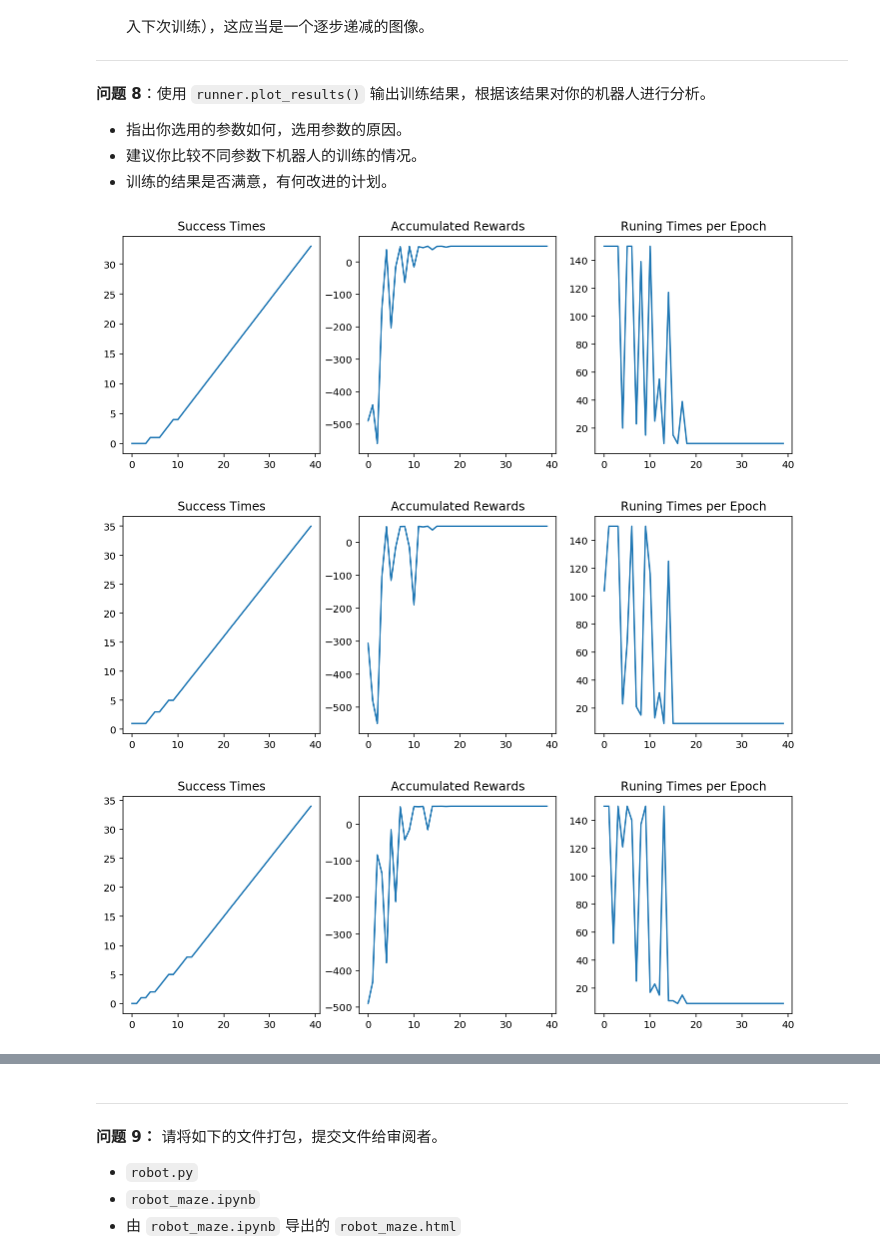
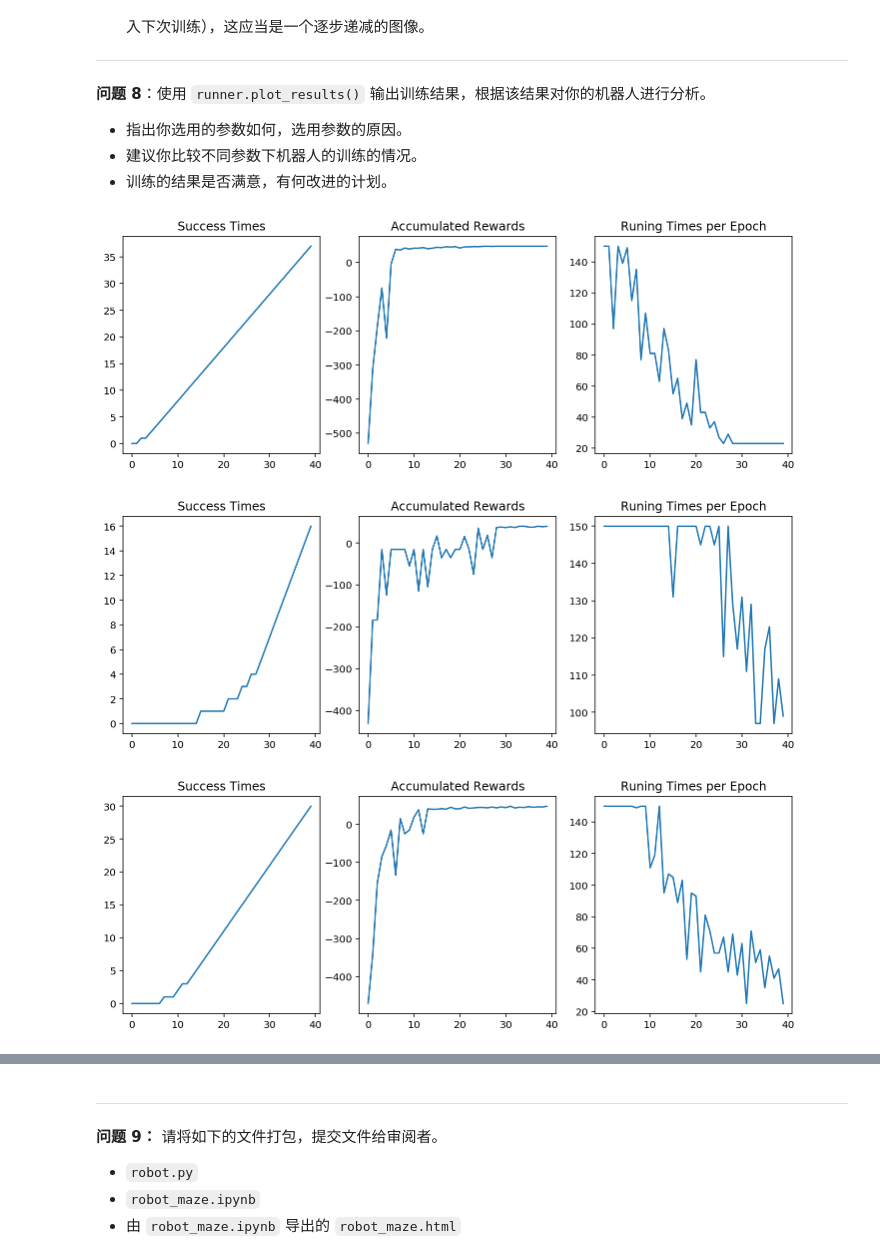
Before and after one commit to guomxin/cvnd-reinforcement-learning, a Jupyter notebook: robot_maze.ipynb, the cells around one changed output, grey strips where cells are left out. Cells and saved outputs as stored; diff of their text form; code cells hidden in the pictures.

```diff
--- a/robot_maze.ipynb
+++ b/robot_maze.ipynb
@@ -254,7 +254,7 @@ alpha = 0.5
 gamma = 0.9
 
 maze_size = (10,10)
-trap_number = 4
+trap_number = 6
 # %%
 from Runner import Runner
 
@@ -284,21 +284,21 @@ runner.run_training(epoch, display_direction=True)
 # %%
 runner.plot_results()
 # %% [output]
-[figure, old version]
+[figure, new version]
 # %%
-alpha = 0.6
+alpha = 0.1
 
 r = Robot(g, alpha=alpha, epsilon0=epsilon0, gamma=gamma)
 r.set_status(learning=True)
 
 runner = Runner(r, g)
 runner.run_training(epoch, display_direction=True)
 
 runner.plot_results()
 # %% [output]
-[figure, old version]
+[figure, new version]
 # %%
-alpha = 0.4
+alpha = 0.3
 
 r = Robot(g, alpha=alpha, epsilon0=epsilon0, gamma=gamma)
 r.set_status(learning=True)
@@ -308,5 +308,5 @@ runner.run_training(epoch, display_direction=True)
 
 runner.plot_results()
 # %% [output]
-[figure, old version]
+[figure, new version]
 # %%
```
Also changed, not shown: parts of 7 cells of this notebook, 1 other file.
